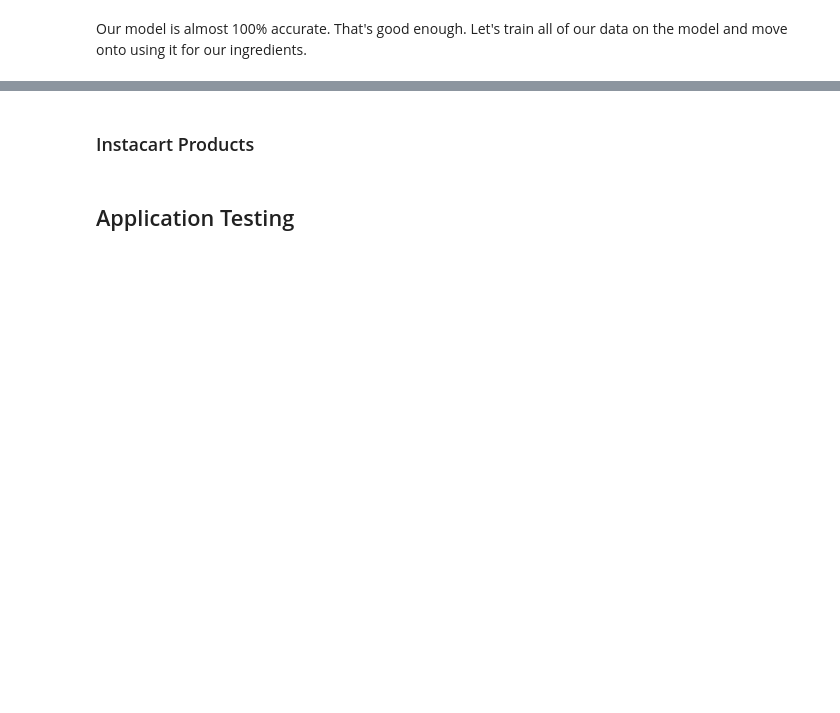
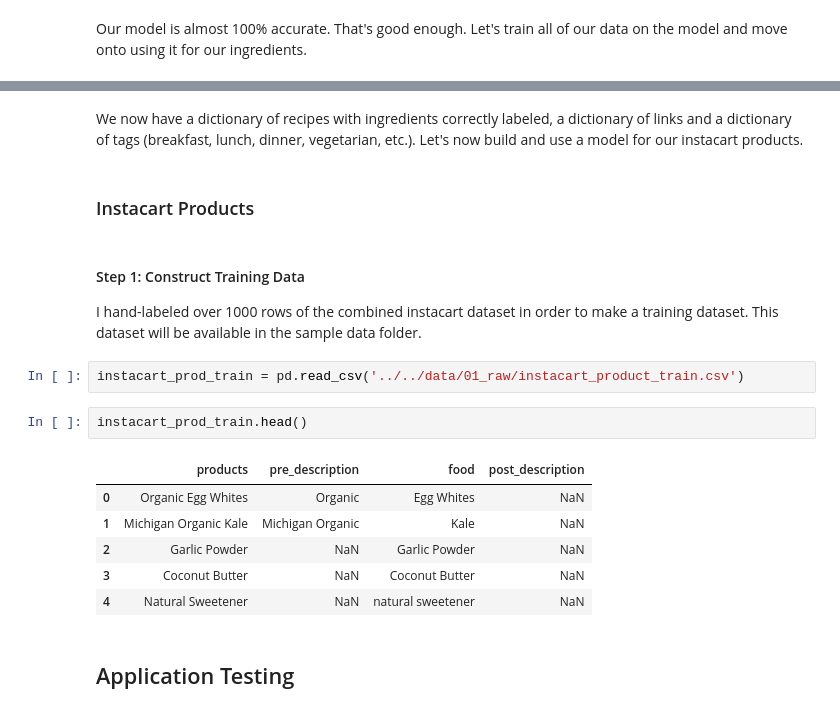
Before and after one commit to mberrien-fitzsimons/recipe_recommendation_system, a Jupyter notebook: notebooks/04_reports/20190911-DRAFT-final-report.ipynb, the cells around one changed output, grey strips where cells are left out. Cells and saved outputs as stored; diff of their text form; blank space fills up the shorter version.

Commit message:
uploaded instacart product training dataset

```diff
--- a/notebooks/04_reports/20190911-DRAFT-final-report.ipynb
+++ b/notebooks/04_reports/20190911-DRAFT-final-report.ipynb
@@ -311,5 +342,22 @@ trainer.train('../../data/04_models/crf_ing_final.model')
+# %% [markdown]
+We now have a dictionary of recipes with ingredients correctly labeled, a dictionary of links and a dictionary of tags (breakfast, lunch, dinner, vegetarian, etc.). Let's now build and use a model for our instacart products.
 # %% [markdown]
 ### Instacart Products
+# %% [markdown]
+#### Step 1: Construct Training Data
+
+I hand-labeled over 1000 rows of the combined instacart dataset in order to make a training dataset. This dataset will be available in the sample data folder.
+# %%
+instacart_prod_train = pd.read_csv('../../data/01_raw/instacart_product_train.csv')
+# %%
+instacart_prod_train.head()
+# %% [output]
+|  | products | pre_description | food | post_description |
+| 0 | Organic Egg Whites | Organic | Egg Whites | NaN |
+| 1 | Michigan Organic Kale | Michigan Organic | Kale | NaN |
+| 2 | Garlic Powder | NaN | Garlic Powder | NaN |
+| 3 | Coconut Butter | NaN | Coconut Butter | NaN |
+| 4 | Natural Sweetener | NaN | natural sweetener | NaN |
 # %% [markdown]
 ## Application Testing
 # %% [markdown]
```
Also changed, not shown: parts of 5 cells of this notebook, 2 other files.
